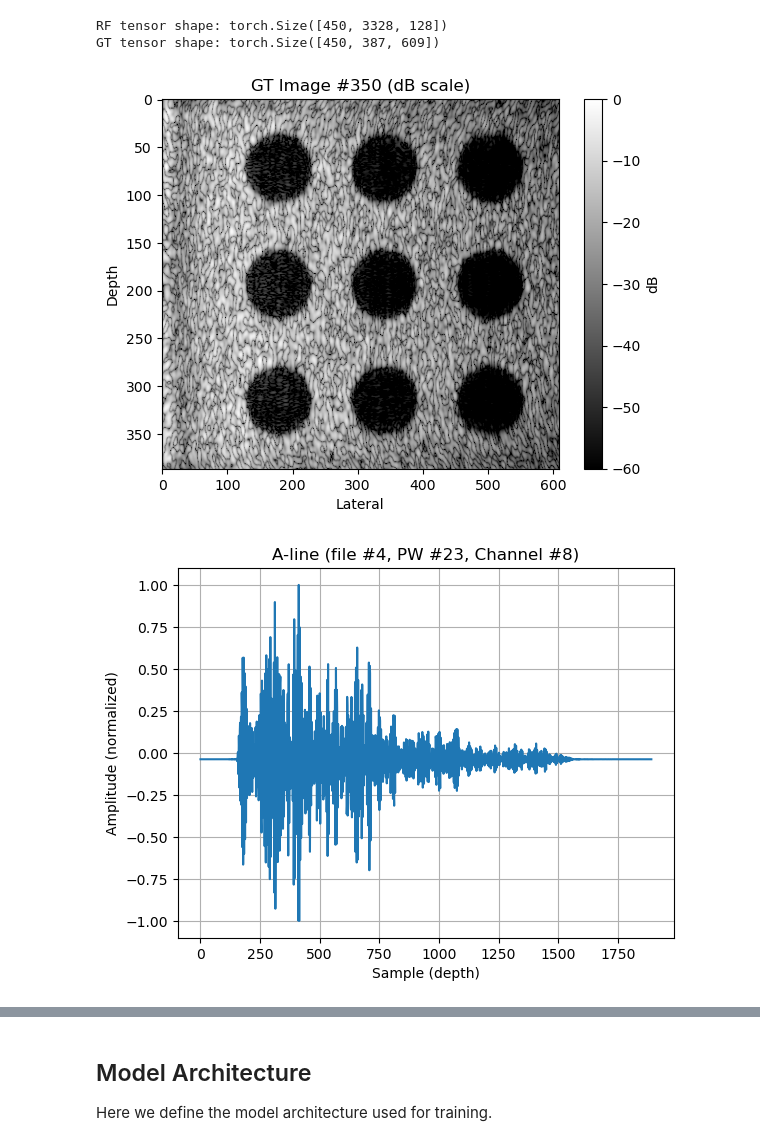
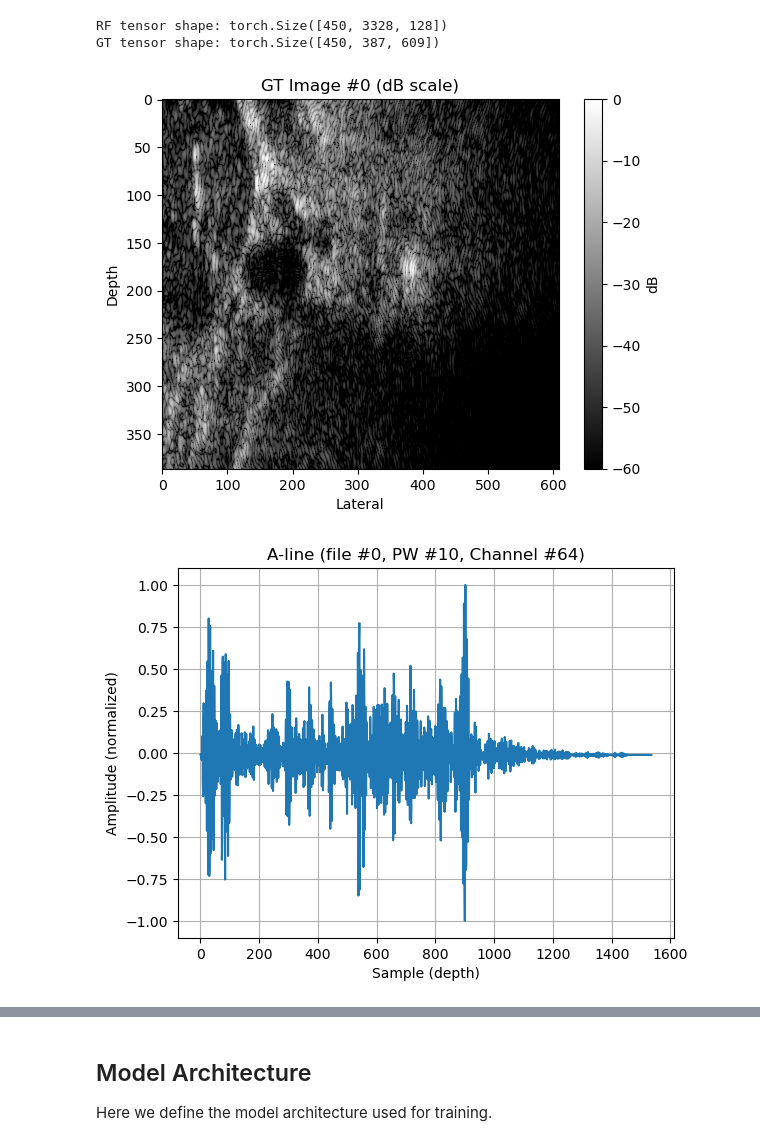
Before and after one commit to jacobinsilico/ReconstructUS, a Jupyter notebook: code/train_model.ipynb, the cells around one changed output, grey strips where cells are left out. Saved outputs shown, nothing was run; the diff lists cells and outputs as text; code cells hidden in the pictures.

```diff
--- a/code/train_model.ipynb
+++ b/code/train_model.ipynb
@@ -93,14 +114,30 @@ def load_rf_stack(rf_paths, target_depth=3328):
 # %%
+import torch
+import scipy.io as sio
+from tqdm import tqdm
+
 def load_img_stack(img_paths, repeats_per_img=75):
+    """
+    Loads and normalizes GT ultrasound images, repeating each image `repeats_per_img` times.
+
+    Args:
+        img_paths (list of str): Paths to .mat files containing GT images (field name: 'img').
+        repeats_per_img (int): Number of times to repeat each GT image to match plane waves.
+
+    Returns:
+        torch.Tensor: Tensor of shape [num_total_images, 378, 609] in range [0, 1].
+    """
     img_tensor = []
 
     for path in tqdm(sorted(img_paths)):
-        img = sio.loadmat(path)['img']  # shape: [378, 609]
-        img = torch.tensor(img, dtype=torch.float32) / 255.0
+        img = sio.loadmat(path)['img']  # expected shape: [378, 609]
+        img = torch.tensor(img, dtype=torch.float32) / 255.0  # normalize to [0, 1]
+
+        # Repeat for each plane wave
         for _ in range(repeats_per_img):
             img_tensor.append(img)
 
-    return torch.stack(img_tensor)  # shape: [450, 378, 609]
+    return torch.stack(img_tensor)  # final shape: [450, 378, 609]
 # %%
 rf_paths = sorted(glob(os.path.join(CONFIG['data_dir_rf'], 'rf_*.mat')))
 img_paths = sorted(glob(os.path.join(CONFIG['data_dir_img'], 'img_*.mat')))
@@ -152,12 +189,12 @@ def visualize_rf_line(rf_paths, file_idx=0, pw_idx=0, ch_idx=0):
     plt.ylabel("Amplitude (normalized)")
     plt.grid(True)
     plt.show()
-# %%
-visualize_gt_db(gt_tensor, idx=350)
-visualize_rf_line(rf_paths, file_idx=4, pw_idx=23, ch_idx=8)
-# %% [output]
-[figure, removed]
-[figure, removed]
+# %%
+visualize_gt_db(gt_tensor, idx=0)
+visualize_rf_line(rf_paths, file_idx=0, pw_idx=10, ch_idx=64)
+# %% [output]
+[figure, added]
+[figure, added]
 # %%
 from sklearn.model_selection import train_test_split
 
```
Also changed, not shown: parts of 11 cells of this notebook.
